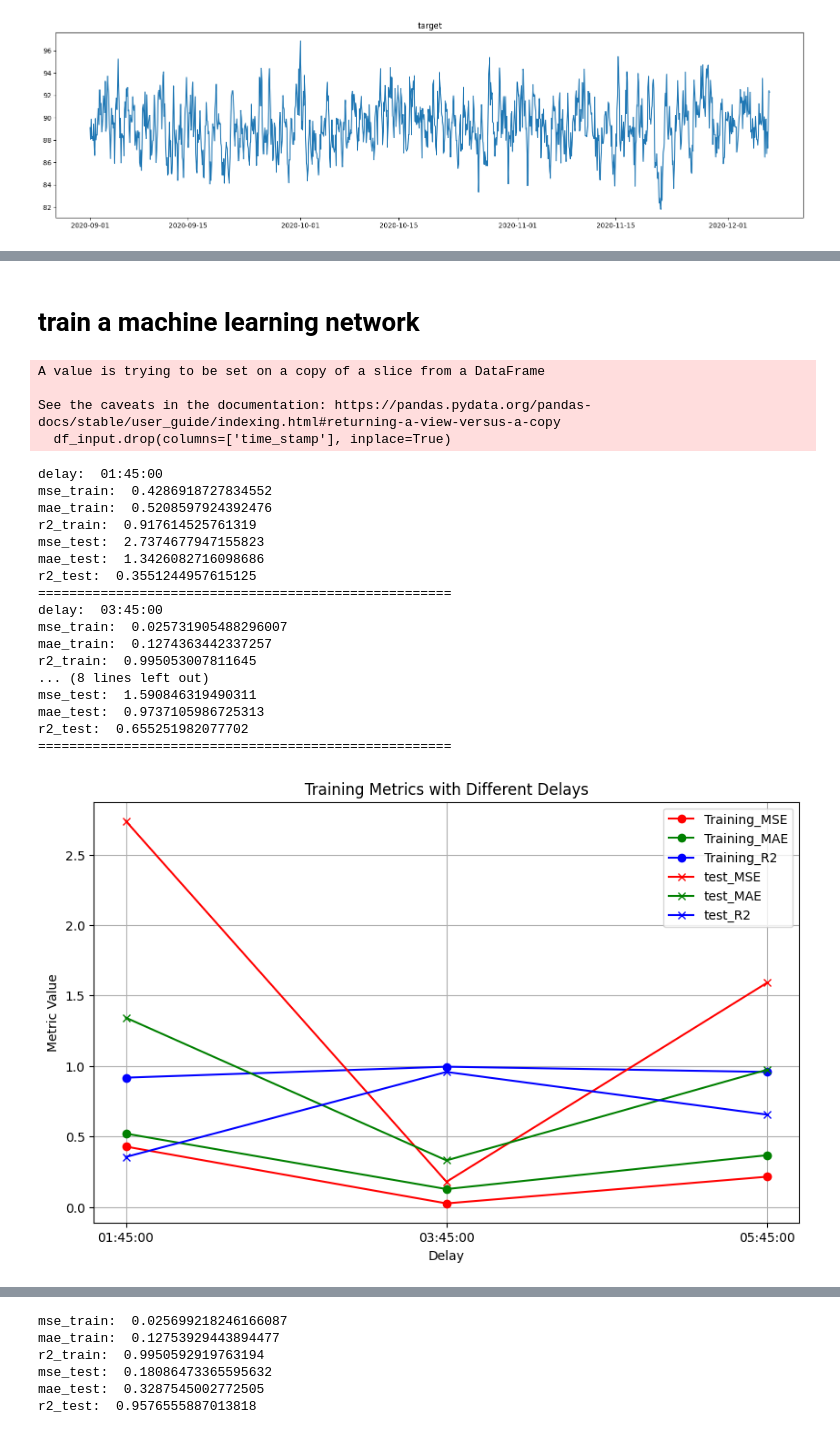
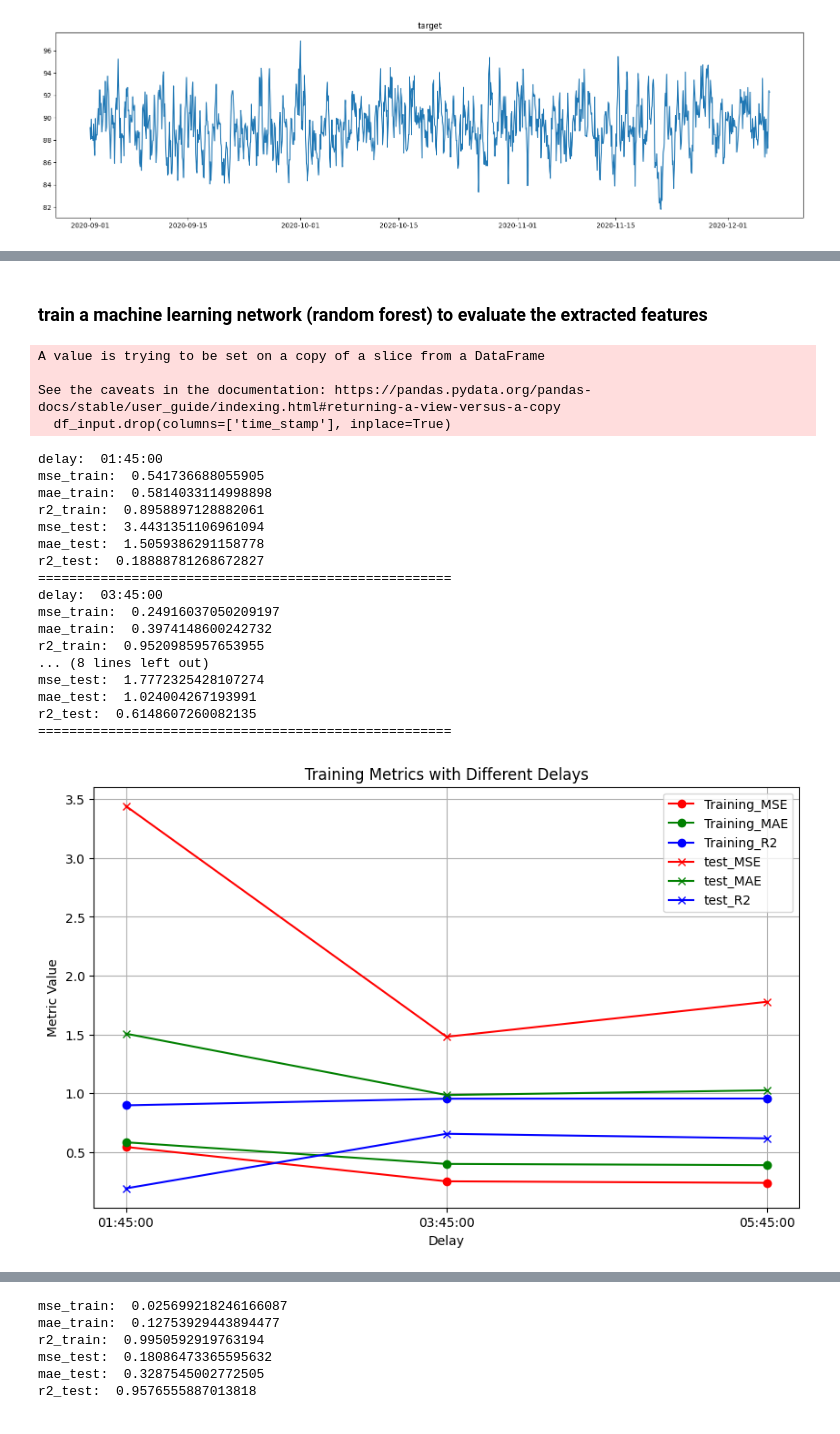
Before and after one commit to qiunimate/bleaching, a Jupyter notebook: main.ipynb, the cells around one changed output, grey strips where cells are left out. Saved outputs shown, nothing was run; the diff lists cells and outputs as text; code cells hidden in the pictures.

```diff
--- a/main.ipynb
+++ b/main.ipynb
@@ -89,11 +92,21 @@ dtype: int64
 # %%
-#in input1, calculate the mean and std of the values every 2 hours, for example, the mean of the values from 00:00 to 02:00 should be the value of 00:00
+#in input1, calculate the mean, std, median etc. of the values every 2 hours, for example, the mean of the values from 00:00 to 02:00 should be the value of 00:00
 df_input1_mean = df_input1.groupby(pd.Grouper(key='time_stamp', freq='2H')).mean()
 df_input1_std = df_input1.groupby(pd.Grouper(key='time_stamp', freq='2H')).std()
+df_inpput1_median = df_input1.groupby(pd.Grouper(key='time_stamp', freq='2H')).median()
+df_input1_max = df_input1.groupby(pd.Grouper(key='time_stamp', freq='2H')).max()
+df_input1_min = df_input1.groupby(pd.Grouper(key='time_stamp', freq='2H')).min()
 
 #rename the columns, keep time_stamp, and all the others should be add "_mean" or "_std
 df_input1_mean.columns = ['DT_DEMO_InletPressure_mean', 'DT_DEMO_Temperature_mean', 'DT_DEMO_PH_mean', 'DT_DEMO_Peroxide_mean', 'DT_DEMO_Soda_mean']
 df_input1_std.columns = ['DT_DEMO_InletPressure_std', 'DT_DEMO_Temperature_std', 'DT_DEMO_PH_std', 'DT_DEMO_Peroxide_std', 'DT_DEMO_Soda_std']
+df_inpput1_median.columns = ['DT_DEMO_InletPressure_median', 'DT_DEMO_Temperature_median', 'DT_DEMO_PH_median', 'DT_DEMO_Peroxide_median', 'DT_DEMO_Soda_median']
+df_input1_max.columns = ['DT_DEMO_InletPressure_max', 'DT_DEMO_Temperature_max', 'DT_DEMO_PH_max', 'DT_DEMO_Peroxide_max', 'DT_DEMO_Soda_max']
+df_input1_min.columns = ['DT_DEMO_InletPressure_min', 'DT_DEMO_Temperature_min', 'DT_DEMO_PH_min', 'DT_DEMO_Peroxide_min', 'DT_DEMO_Soda_min']
 
+#merge all the dataframes
 df_input1 = pd.merge(df_input1_mean, df_input1_std, on='time_stamp', how='left')
+df_input1 = pd.merge(df_input1, df_inpput1_median, on='time_stamp', how='left')
+df_input1 = pd.merge(df_input1, df_input1_max, on='time_stamp', how='left')
+df_input1 = pd.merge(df_input1, df_input1_min, on='time_stamp', how='left')
 df_input = pd.merge(df_input1, df_input2, on='time_stamp', how='left')
@@ -155,0 +198,13 @@ draw_time_series_plot(df_input, 'target')
+# %%
+#check correlation between features
+plt.figure(figsize=(10, 10))
+correlation_matrix = df_input[important_features].corr()
+
+# Use seaborn's heatmap for better visualization and annotation
+sns.heatmap(correlation_matrix, annot=True, cmap='coolwarm', fmt=".2f")
+
+# therefore we can drop all the median features (which are highly correlated with mean features , the last target and DT_DEMO_Soda_mean)
+important_features = ["DT_DEMO_Temperature_mean", "DT_DEMO_PH_mean", "DT_DEMO_Peroxide_mean", "DT_DEMO_InletPressure_mean", "DT_DEMO_InletPressure_std", "DT_DEMO_Temperature_std", "DT_DEMO_PH_std", "DT_DEMO_Peroxide_std", "DT_DEMO_Soda_std"]
+plt.figure(figsize=(10, 10))
+correlation_matrix = df_input[important_features].corr()
+sns.heatmap(correlation_matrix, annot=True, cmap='coolwarm', fmt=".2f")
@@ -156,14 +215,17 @@ draw_time_series_plot(df_input, 'target')
 # %% [markdown]
-# train a machine learning network
+### train a machine learning network (random forest) to evaluate the extracted features
 # %%
 # train test split with random state 42
-def split_dataset(df_input):
+def split_dataset(df_input, important_features=None):
     df_input.drop(columns=['time_stamp'], inplace=True)
     df_train, df_test = train_test_split(df_input, test_size=0.2, random_state=42)
     x_train = df_train.drop(columns=['target'])
     y_train = df_train['target']
     x_test = df_test.drop(columns=['target'])
     y_test = df_test['target']
+    if important_features is not None:
+        x_train = x_train[important_features]
+        x_test = x_test[important_features]
     return x_train, y_train, x_test, y_test
 # %%
 # train a random forest regressor as a baseline model
@@ -186,15 +248,15 @@ def train_rf(x_train, y_train, x_test, y_test, n_estimators=100, max_depth=None,
     return rf, mse_train, mae_train, r2_train, mse_test, mae_test, r2_test
 # %%
 # first test which delay time is the best
-train_results = []
-test_results = []
+train_results1 = []
+test_results1 = []
 
 for delay in propogation_delays:
     training_dataset = get_input_df(delay, df_input, df_target)
-    x_train, y_train, x_test, y_test = split_dataset(training_dataset)
+    x_train, y_train, x_test, y_test = split_dataset(training_dataset, important_features)
     rf, mse_train, mae_train, r2_train, mse_test, mae_test, r2_test = train_rf(x_train, y_train, x_test, y_test)
-    train_results.append([delay, mse_train, mae_train, r2_train])
-    test_results.append([delay, mse_test, mae_test, r2_test])
+    train_results1.append([delay, mse_train, mae_train, r2_train])
+    test_results1.append([delay, mse_test, mae_test, r2_test])
     print("delay: ", delay)
     print("mse_train: ", mse_train)
     print("mae_train: ", mae_train)
@@ -203,27 +265,29 @@ for delay in propogation_delays:
     print("mae_test: ", mae_test)
     print("r2_test: ", r2_test)
     print("=====================================================")
+
+best_results1 = [train_results1[1], test_results1[1]]
 # %% [output]
 A value is trying to be set on a copy of a slice from a DataFrame
 
 See the caveats in the documentation: https://pandas.pydata.org/pandas-docs/stable/user_guide/indexing.html#returning-a-view-versus-a-copy
   df_input.drop(columns=['time_stamp'], inplace=True)
 delay:  01:45:00
-mse_train:  0.4286918727834552
-mae_train:  0.5208597924392476
-r2_train:  0.917614525761319
-mse_test:  2.7374677947155823
-mae_test:  1.3426082716098686
-r2_test:  0.3551244957615125
+mse_train:  0.541736688055905
+mae_train:  0.5814033114998898
+r2_train:  0.8958897128882061
+mse_test:  3.4431351106961094
+mae_test:  1.5059386291158778
+r2_test:  0.18888781268672827
 =====================================================
 delay:  03:45:00
-mse_train:  0.025731905488296007
-mae_train:  0.1274363442337257
-r2_train:  0.995053007811645
+mse_train:  0.24916037050209197
+mae_train:  0.3974148600242732
+r2_train:  0.9520985957653955
 ... (8 lines left out)
-mse_test:  1.590846319490311
-mae_test:  0.9737105986725313
-r2_test:  0.655251982077702
+mse_test:  1.7772325428107274
+mae_test:  1.024004267193991
+r2_test:  0.6148607260082135
 =====================================================
 # %%
 def compare_results(train_results, test_results):
@@ -233,32 +297,32 @@ def compare_results(train_results, test_results):
     training_mses = [float(i) for i in training_mses]
     training_maes = [float(i) for i in training_maes]
     training_r2s = [float(i) for i in training_r2s]
     test_mses = [float(i) for i in test_mses]
     test_maes = [float(i) for i in test_maes]
     test_r2s = [float(i) for i in test_r2s]
 
     # Plot the data
     plt.figure(figsize=(10, 6))
     plt.plot(delays, training_mses, marker='o', label='Training_MSE', color='red')
     plt.plot(delays, training_maes, marker='o', label='Training_MAE', color='green')
     plt.plot(delays, training_r2s, marker='o', label='Training_R2', color='blue')
     plt.plot(delays, test_mses, marker='x', label='test_MSE', color='red')
     plt.plot(delays, test_maes, marker='x', label='test_MAE', color='green')
     plt.plot(delays, test_r2s, marker='x', label='test_R2', color='blue')
 
     # Add labels and legend
     plt.title('Training Metrics with Different Delays')
     plt.xlabel('Delay')
     plt.ylabel('Metric Value')
     plt.legend()
 
     # Show the plot
     plt.grid(True)
     plt.show()
 
-compare_results(train_results, test_results)
+compare_results(train_results1, test_results1)
 
 #  we can firstly say that a delay of 3:45:00 is the best choice among these 3 possibilities
 delay = '03:45:00'
 # %% [output]
-[figure, old version]
+[figure, new version]
```
Also changed, not shown: parts of 15 cells of this notebook, 1 other file.
